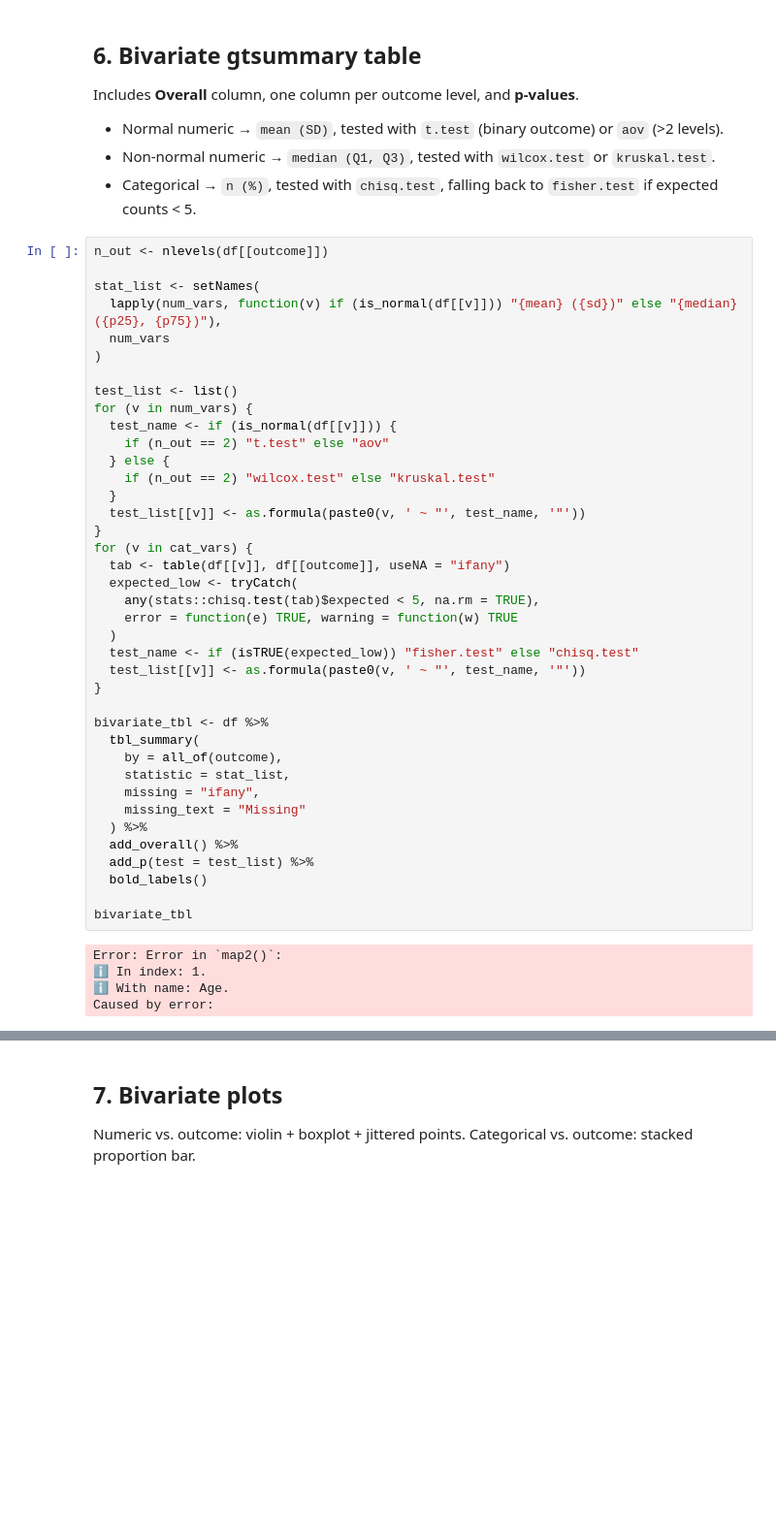
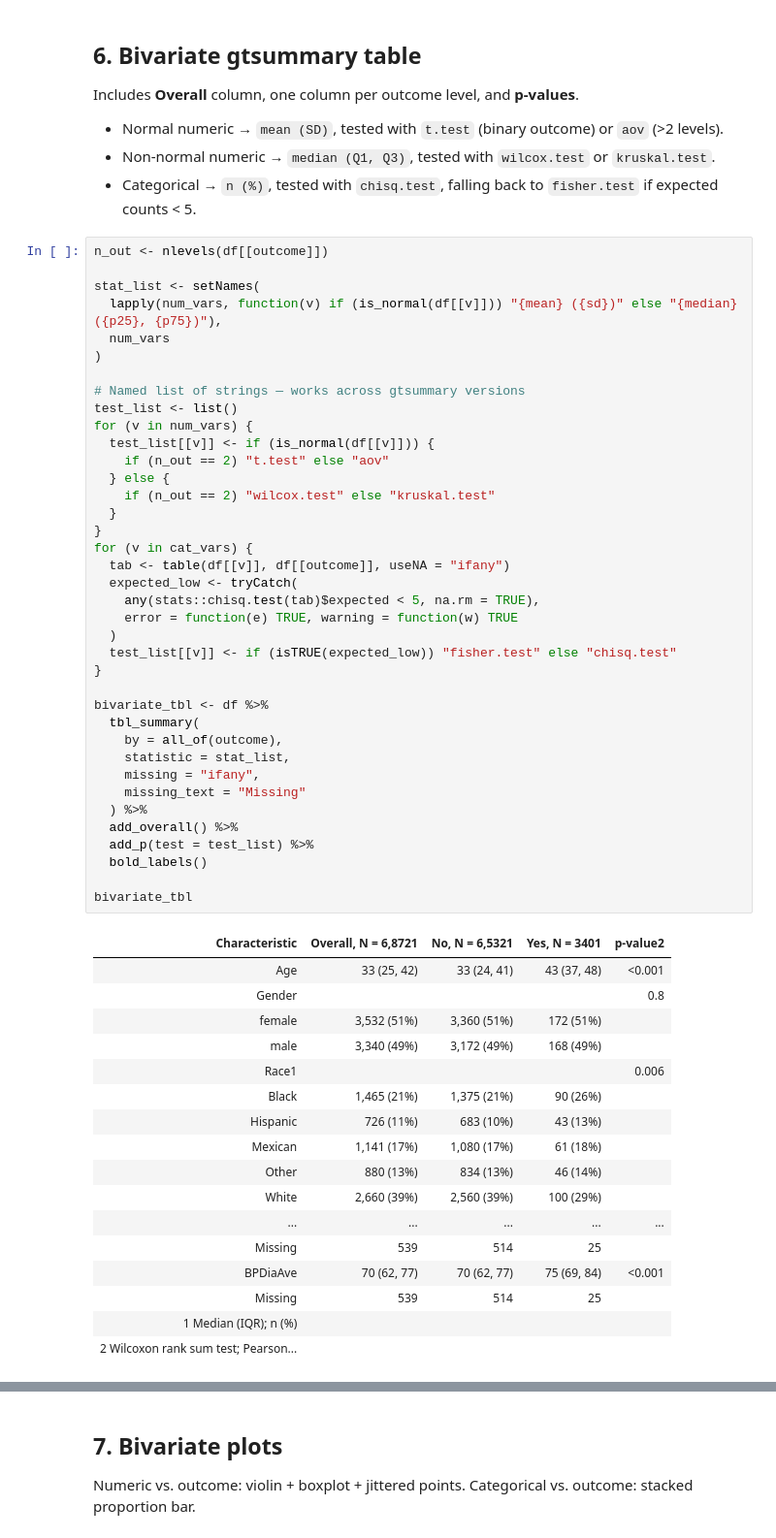
Before and after one commit to djynnius/afeez_data, a Jupyter notebook: AI/example/afeez_eda.ipynb, the cells around one changed output, grey strips where cells are left out. Shown at 97% size. Cells and saved outputs as stored; diff of their text form; blank space fills up the shorter version.

```diff
--- a/AI/example/afeez_eda.ipynb
+++ b/AI/example/afeez_eda.ipynb
@@ -202,42 +202,54 @@ stat_list <- setNames(
   num_vars
 )
 
+# Named list of strings — works across gtsummary versions
 test_list <- list()
 for (v in num_vars) {
-  test_name <- if (is_normal(df[[v]])) {
+  test_list[[v]] <- if (is_normal(df[[v]])) {
     if (n_out == 2) "t.test" else "aov"
   } else {
     if (n_out == 2) "wilcox.test" else "kruskal.test"
   }
-  test_list[[v]] <- as.formula(paste0(v, ' ~ "', test_name, '"'))
 }
 for (v in cat_vars) {
   tab <- table(df[[v]], df[[outcome]], useNA = "ifany")
   expected_low <- tryCatch(
     any(stats::chisq.test(tab)$expected < 5, na.rm = TRUE),
     error = function(e) TRUE, warning = function(w) TRUE
   )
-  test_name <- if (isTRUE(expected_low)) "fisher.test" else "chisq.test"
-  test_list[[v]] <- as.formula(paste0(v, ' ~ "', test_name, '"'))
+  test_list[[v]] <- if (isTRUE(expected_low)) "fisher.test" else "chisq.test"
 }
 
 bivariate_tbl <- df %>%
   tbl_summary(
     by = all_of(outcome),
     statistic = stat_list,
     missing = "ifany",
     missing_text = "Missing"
   ) %>%
   add_overall() %>%
   add_p(test = test_list) %>%
   bold_labels()
 
 bivariate_tbl
 # %% [output]
-Error: Error in `map2()`:
-ℹ In index: 1.
-ℹ With name: Age.
-Caused by error:
+| Characteristic | Overall, N = 6,8721 | No, N = 6,5321 | Yes, N = 3401 | p-value2 |
+| Age | 33 (25, 42) | 33 (24, 41) | 43 (37, 48) | <0.001 |
+| Gender |  |  |  | 0.8 |
+| female | 3,532 (51%) | 3,360 (51%) | 172 (51%) |  |
+| male | 3,340 (49%) | 3,172 (49%) | 168 (49%) |  |
+| Race1 |  |  |  | 0.006 |
+| Black | 1,465 (21%) | 1,375 (21%) | 90 (26%) |  |
+| Hispanic | 726 (11%) | 683 (10%) | 43 (13%) |  |
+| Mexican | 1,141 (17%) | 1,080 (17%) | 61 (18%) |  |
+| Other | 880 (13%) | 834 (13%) | 46 (14%) |  |
+| White | 2,660 (39%) | 2,560 (39%) | 100 (29%) |  |
+| ... | ... | ... | ... | ... |
+| Missing | 539 | 514 | 25 |  |
+| BPDiaAve | 70 (62, 77) | 70 (62, 77) | 75 (69, 84) | <0.001 |
+| Missing | 539 | 514 | 25 |  |
+| 1 Median (IQR); n (%) |  |  |  |  |
+| 2 Wilcoxon rank sum test; Pearson... |  |  |  |  |
 # %%
 bivariate_tbl %>% as_gt() %>% gt::gtsave(table_path)
 cat("Saved table →", table_path, "\n")
```
Also changed, not shown: parts of 2 cells of this notebook, 7 other files.
